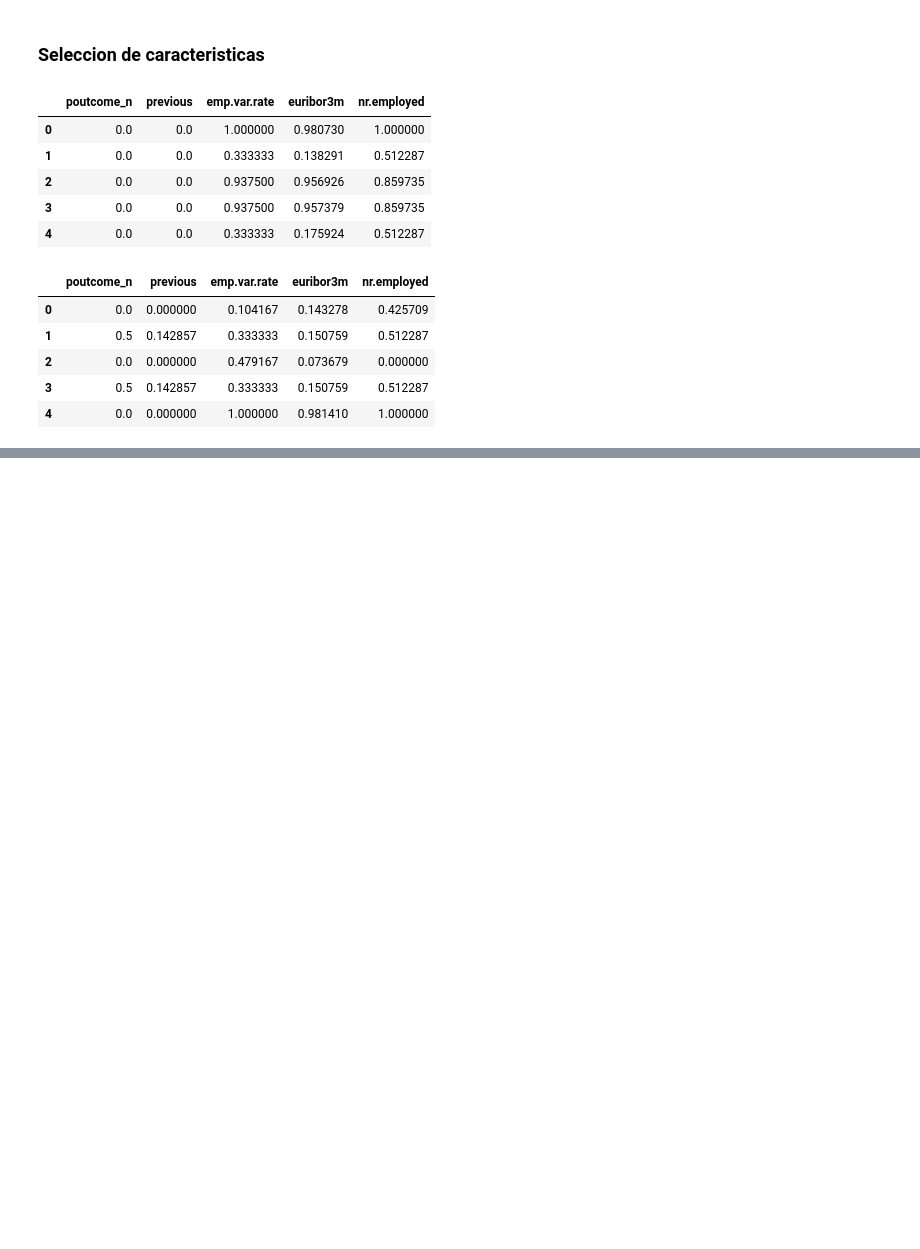
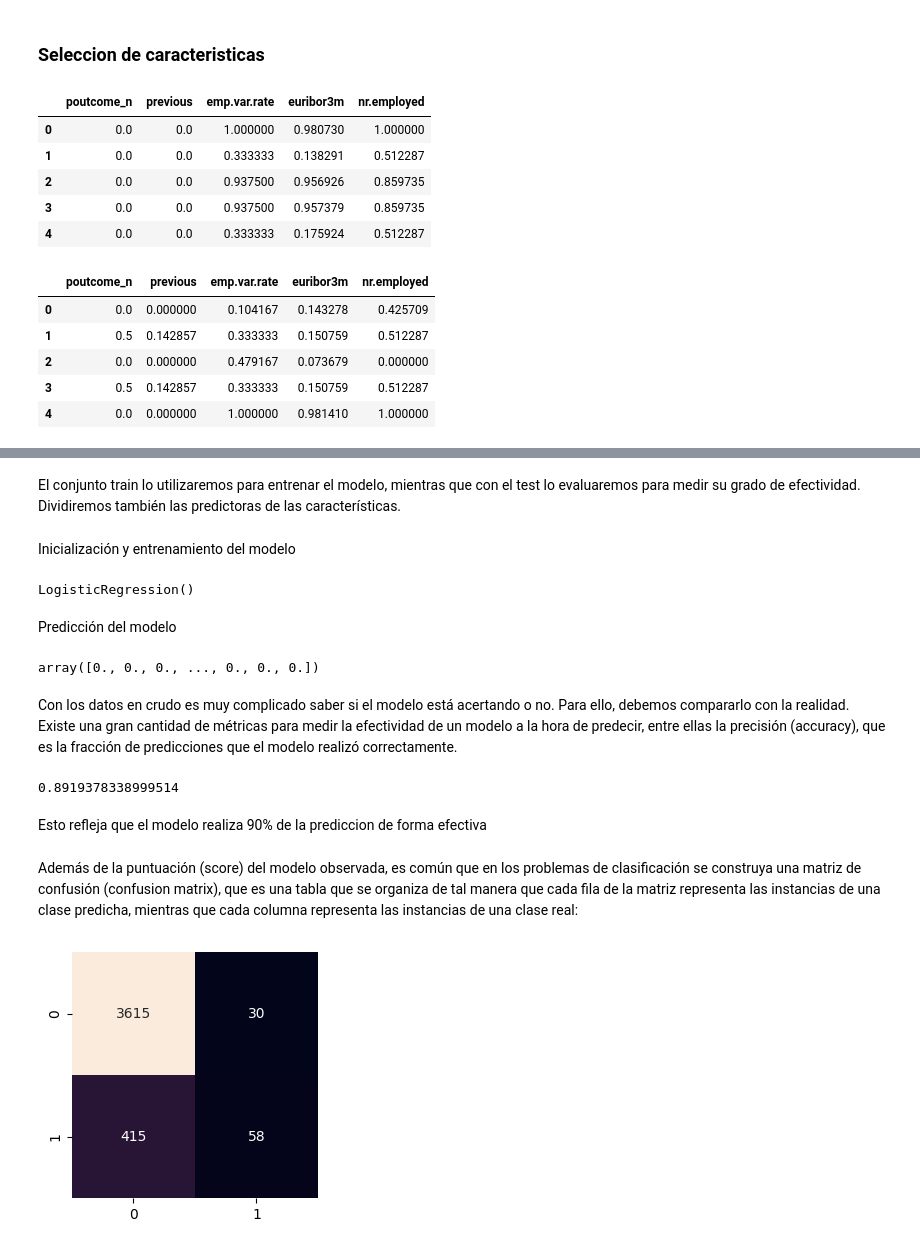
Before and after one commit to pjparreaza/Primer_Algoritmo_ML, a Jupyter notebook: src/explore.ipynb, the cells around one changed output, grey strips where cells are left out. Cells and saved outputs as stored; diff of their text form; code cells hidden in the pictures; blank space fills up the shorter version.

```diff
--- a/src/explore.ipynb
+++ b/src/explore.ipynb
@@ -301,0 +304,7 @@ X_test_sel.to_csv("../data/processed/clean_test.csv", index = False)
+# %%
+# Asignacion de variables de la data de prueba y de entrenamiento
+
+train_data = pd.read_csv("../data/processed/clean_train.csv")
+test_data = pd.read_csv("../data/processed/clean_test.csv")
+
+train_data.head()
@@ -301,0 +318,53 @@ X_test_sel.to_csv("../data/processed/clean_test.csv", index = False)
+# %% [markdown]
+El conjunto train lo utilizaremos para entrenar el modelo, mientras que con el test lo evaluaremos para medir su grado de efectividad. Dividiremos también las predictoras de las características.
+# %%
+X_train = train_data.drop(["y_n"], axis = 1)
+y_train = train_data["y_n"]
+X_test = test_data.drop(["y_n"], axis = 1)
+y_test = test_data["y_n"]
+# %% [markdown]
+Inicialización y entrenamiento del modelo
+# %%
+from sklearn.linear_model import LogisticRegression
+
+model = LogisticRegression()
+model.fit(X_train, y_train)
+# %% [output]
+LogisticRegression()
+# %% [markdown]
+Predicción del modelo
+# %%
+y_pred = model.predict(X_test)
+y_pred
+# %% [output]
+array([0., 0., 0., ..., 0., 0., 0.])
+# %% [markdown]
+Con los datos en crudo es muy complicado saber si el modelo está acertando o no. Para ello, debemos compararlo con la realidad. Existe una gran cantidad de métricas para medir la efectividad de un modelo a la hora de predecir, entre ellas la precisión (accuracy), que es la fracción de predicciones que el modelo realizó correctamente.
+# %%
+from sklearn.metrics import accuracy_score
+
+accuracy_score(y_test, y_pred)
+# %% [output]
+0.8919378338999514
+# %% [markdown]
+Esto refleja que el modelo realiza 90% de la prediccion de forma efectiva
+# %% [markdown]
+Además de la puntuación (score) del modelo observada, es común que en los problemas de clasificación se construya una matriz de confusión (confusion matrix), que es una tabla que se organiza de tal manera que cada fila de la matriz representa las instancias de una clase predicha, mientras que cada columna representa las instancias de una clase real:
+# %%
+import matplotlib.pyplot as plt
+import seaborn as sns
+from sklearn.metrics import confusion_matrix
+
+data_cm = confusion_matrix(y_test, y_pred)
+
+# Dibujaremos esta matriz para hacerla más visual
+cm_df = pd.DataFrame(data_cm)
+
+plt.figure(figsize = (3, 3))
+sns.heatmap(cm_df, annot=True, fmt="d", cbar=False)
+
+plt.tight_layout()
+
+plt.show()
+# %% [output]
+[figure, added]
```
Also changed, not shown: parts of 5 cells of this notebook.
